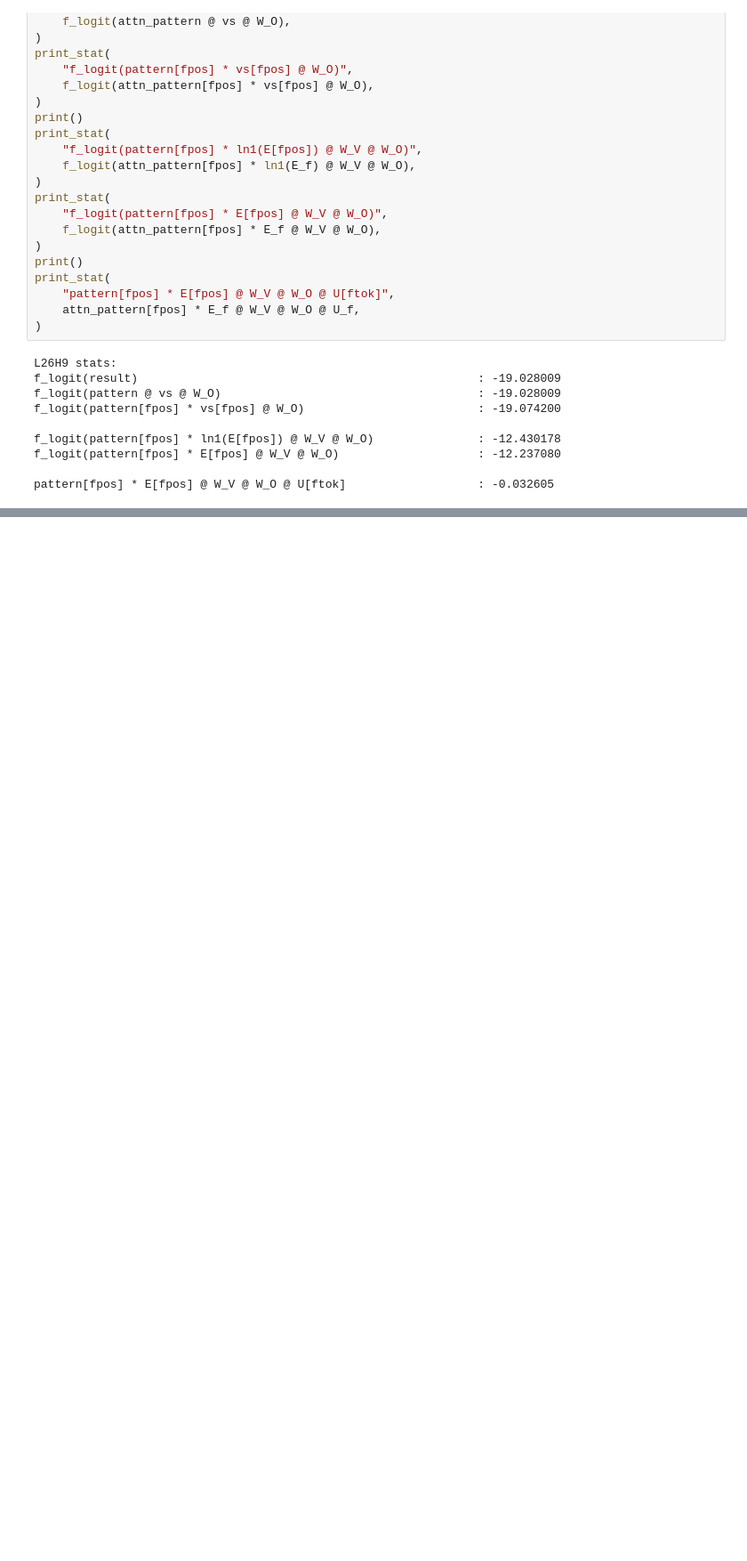
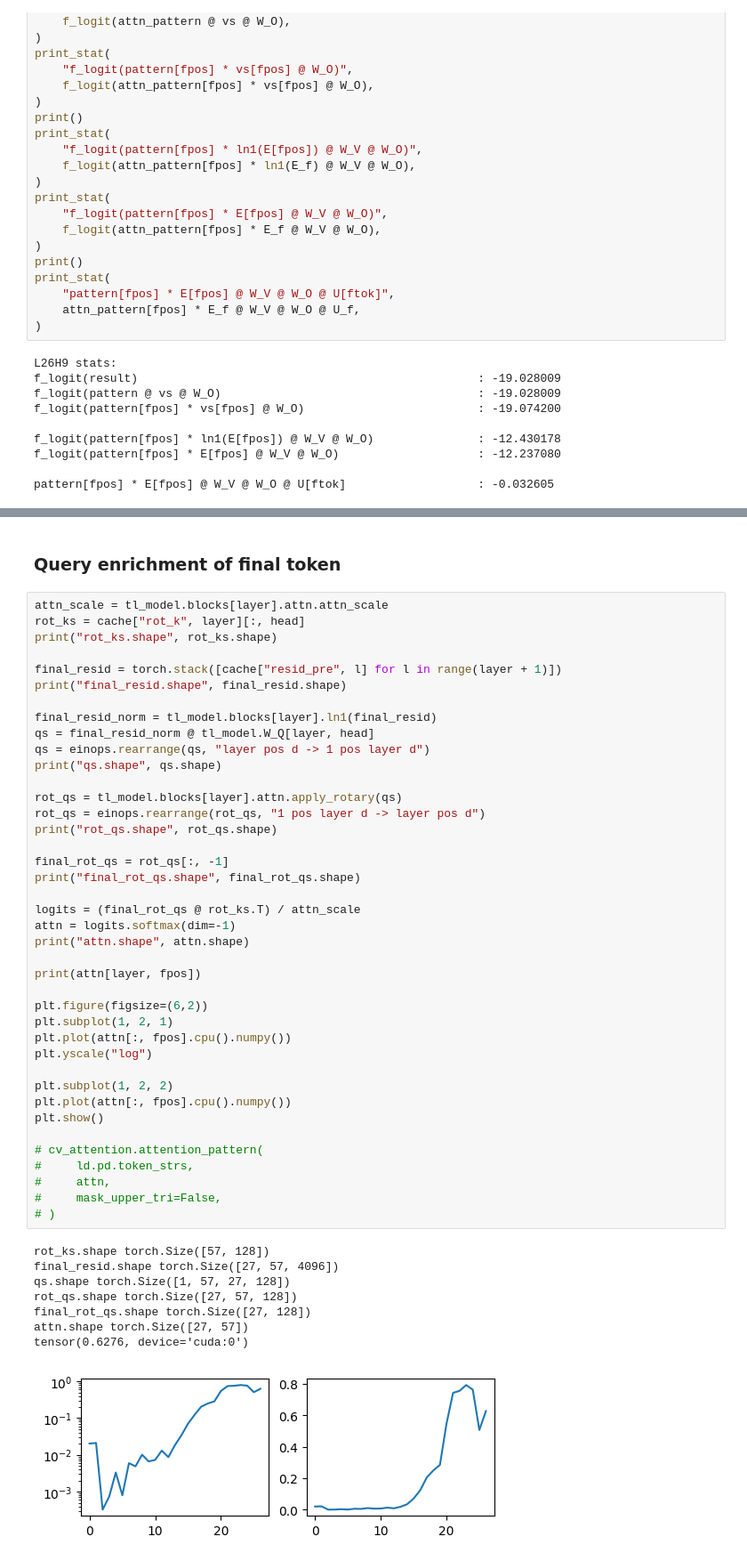
Before and after one commit to ed1d1a8d/prompt-injection-interp, a Jupyter notebook: notebooks/dla.ipynb, the cells around one changed output, grey strips where cells are left out. Shown at 89% size. Drawn from its saved outputs; the diff is of its cells as text; blank space fills up the shorter version.

```diff
--- a/notebooks/dla.ipynb
+++ b/notebooks/dla.ipynb
@@ -420,0 +453,51 @@ torch.Size([32000, 4096])
+# %% [markdown]
+### Query enrichment of final token
+# %%
+attn_scale = tl_model.blocks[layer].attn.attn_scale
+rot_ks = cache["rot_k", layer][:, head]
+print("rot_ks.shape", rot_ks.shape)
+
+final_resid = torch.stack([cache["resid_pre", l] for l in range(layer + 1)])
+print("final_resid.shape", final_resid.shape)
+
+final_resid_norm = tl_model.blocks[layer].ln1(final_resid)
+qs = final_resid_norm @ tl_model.W_Q[layer, head]
+qs = einops.rearrange(qs, "layer pos d -> 1 pos layer d")
+print("qs.shape", qs.shape)
+
+rot_qs = tl_model.blocks[layer].attn.apply_rotary(qs)
+rot_qs = einops.rearrange(rot_qs, "1 pos layer d -> layer pos d")
+print("rot_qs.shape", rot_qs.shape)
+
+final_rot_qs = rot_qs[:, -1]
+print("final_rot_qs.shape", final_rot_qs.shape)
+
+logits = (final_rot_qs @ rot_ks.T) / attn_scale
+attn = logits.softmax(dim=-1)
+print("attn.shape", attn.shape)
+
+print(attn[layer, fpos])
+
+plt.figure(figsize=(6,2))
+plt.subplot(1, 2, 1)
+plt.plot(attn[:, fpos].cpu().numpy())
+plt.yscale("log")
+
+plt.subplot(1, 2, 2)
+plt.plot(attn[:, fpos].cpu().numpy())
+plt.show()
+
+# cv_attention.attention_pattern(
+#     ld.pd.token_strs,
+#     attn,
+#     mask_upper_tri=False,
+# )
+# %% [output]
+rot_ks.shape torch.Size([57, 128])
+final_resid.shape torch.Size([27, 57, 4096])
+qs.shape torch.Size([1, 57, 27, 128])
+rot_qs.shape torch.Size([27, 57, 128])
+final_rot_qs.shape torch.Size([27, 128])
+attn.shape torch.Size([27, 57])
+tensor(0.6276, device='cuda:0')
+[figure, added]
```
Also changed, not shown: parts of 13 cells of this notebook.
